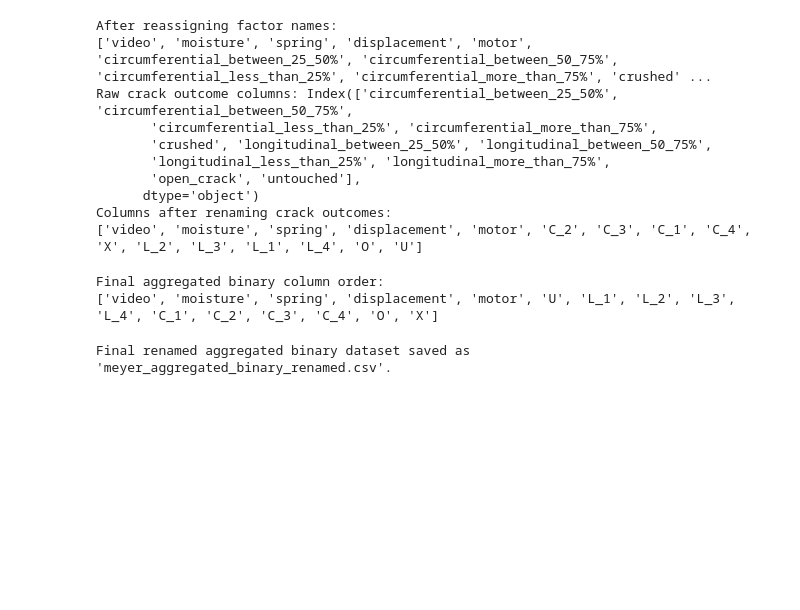
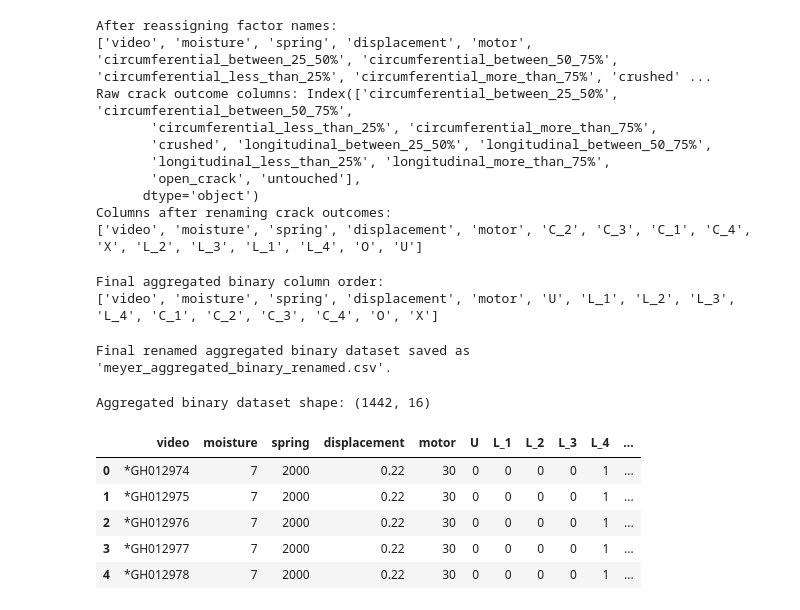
Before and after one commit to UGAMODEL/usda-cracking-analysis, a Jupyter notebook: analysis1.ipynb, the cells around one changed output. Cells and saved outputs as stored; diff of their text form; code cells hidden in the pictures; blank space fills up the shorter version.

```diff
--- a/analysis1.ipynb
+++ b/analysis1.ipynb
@@ -185,3 +193,16 @@ df_aggregated.to_csv("meyer_aggregated_binary_renamed.csv", index=False)
 print("Final renamed aggregated binary dataset saved as 'meyer_aggregated_binary_renamed.csv'.")
 # %% [output]
 Final renamed aggregated binary dataset saved as 'meyer_aggregated_binary_renamed.csv'.
+# %%
+# Load the final aggregated binary dataset
+df_agg = pd.read_csv("meyer_aggregated_binary_renamed.csv")
+print("Aggregated binary dataset shape:", df_agg.shape)
+df_agg.head()
+# %% [output]
+Aggregated binary dataset shape: (1442, 16)
+|  | video | moisture | spring | displacement | motor | U | L_1 | L_2 | L_3 | L_4 | ... |
+| 0 | *GH012974 | 7 | 2000 | 0.22 | 30 | 0 | 0 | 0 | 0 | 1 | ... |
+| 1 | *GH012975 | 7 | 2000 | 0.22 | 30 | 0 | 0 | 0 | 0 | 1 | ... |
+| 2 | *GH012976 | 7 | 2000 | 0.22 | 30 | 0 | 0 | 0 | 0 | 1 | ... |
+| 3 | *GH012977 | 7 | 2000 | 0.22 | 30 | 0 | 0 | 0 | 0 | 1 | ... |
+| 4 | *GH012978 | 7 | 2000 | 0.22 | 30 | 0 | 0 | 0 | 0 | 1 | ... |
```
Also changed, not shown: parts of 13 cells of this notebook, 17 other files.
